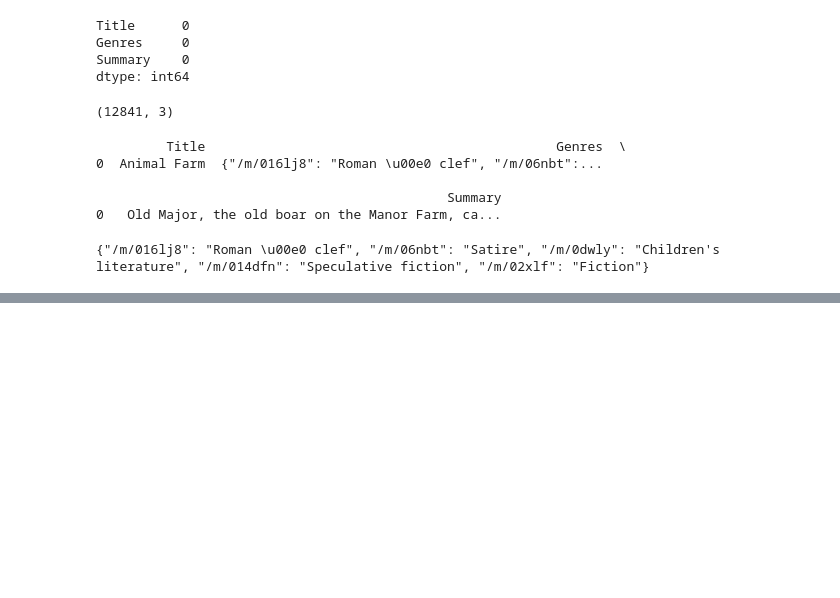
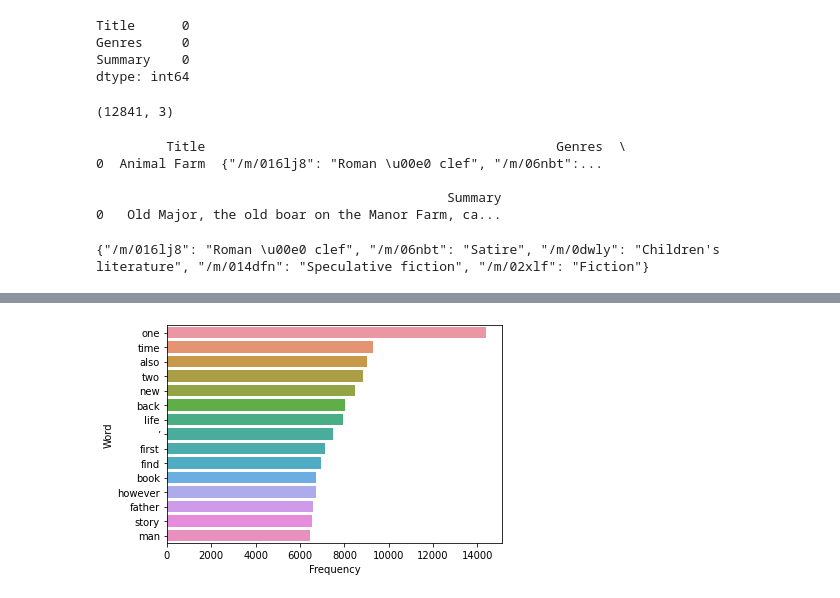
Before and after one commit to steven-lm/Genre-Classifier, a Jupyter notebook: notebook.ipynb, the cells around one changed output, grey strips where cells are left out. Drawn from its saved outputs; the diff is of its cells as text; code cells hidden in the pictures; blank space fills up the shorter version.

```diff
--- a/notebook.ipynb
+++ b/notebook.ipynb
@@ -59,0 +175,16 @@ print(word)
+# %%
+from nltk.tokenize import word_tokenize
+
+def remove_stopwords(text):
+    # caching stopwords runs 70x faster according to StackOverflow
+    cachedStopWords = stopwords.words("english")
+
+    text_tokens = word_tokenize(text)
+
+    # remove all stopwords
+    text = [word for word in text_tokens if word not in cachedStopWords]
+    text = ' '.join(text)
+
+    return text
+
+df['Summary'] = df['Summary'].apply(lambda x: remove_stopwords(x))
@@ -59,0 +204,10 @@ print(word)
+# %%
+new_word_freq = df.Summary.str.split(expand=True).stack().value_counts().rename_axis('Word').reset_index(name='Frequency')
+# %%
+g = new_word_freq.nlargest(columns="Frequency", n = 15)
+plt.figure()
+ax = sns.barplot(data=g, x= "Frequency", y = "Word")
+ax.set(ylabel = 'Word')
+plt.show()
+# %% [output]
+[figure, added]
```
Also changed, not shown: parts of 21 cells of this notebook, 1 other file.
